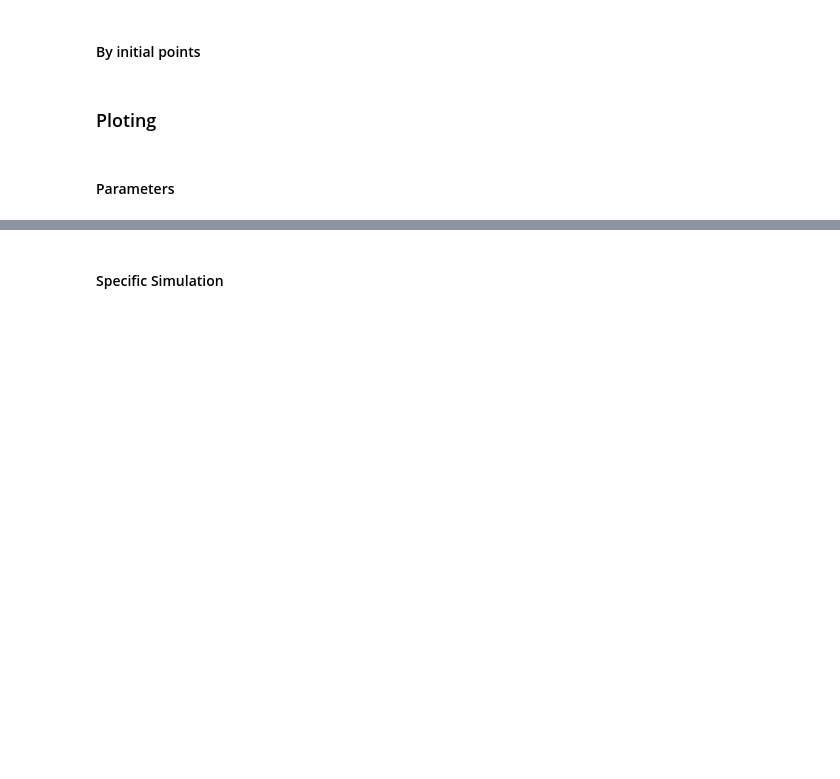
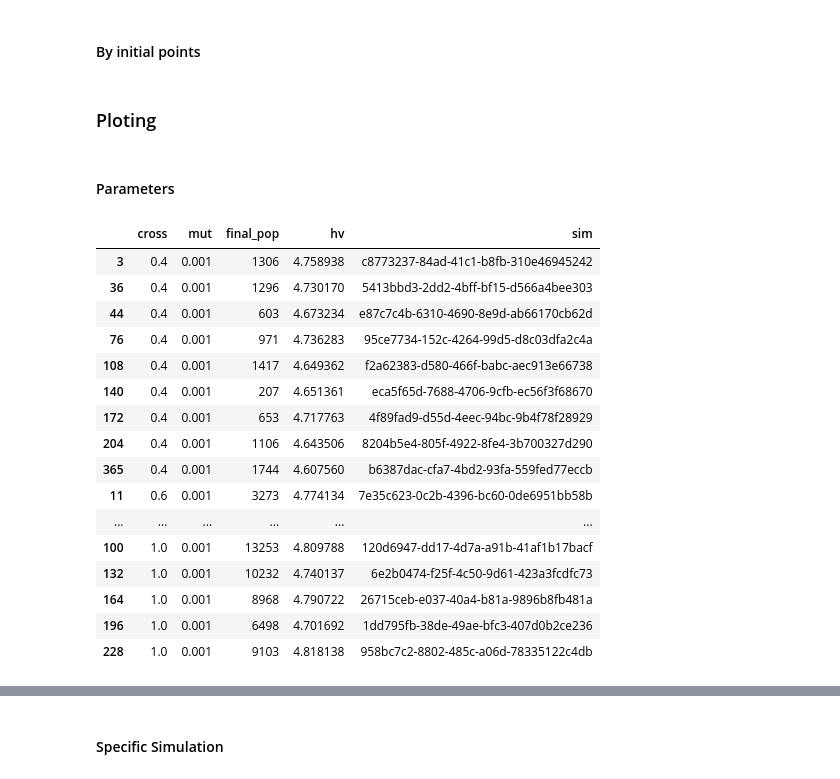
Before and after one commit to gisslab/pa-multiobjective, a Jupyter notebook: PA-Multiobjective-static/AP-ga-simulations.ipynb, the cells around one changed output, grey strips where cells are left out. Saved outputs shown, nothing was run; the diff lists cells and outputs as text; code cells hidden in the pictures; blank space fills up the shorter version.

```diff
--- a/PA-Multiobjective-static/AP-ga-simulations.ipynb
+++ b/PA-Multiobjective-static/AP-ga-simulations.ipynb
@@ -237,29 +277,51 @@ db_cr_mut
 # %%
 # Creating a database and loading from disc,
 # run this cell each time you reopen the jupyter notebook
 # If there's no database with that name, it will create a new dataframe.
 # After the first simulation will be store.
 
 name_params = './data/static_perf_cross_mut_'+str(10000)+'_h50_27_jun'
 name_params = './data/static_perf_cross_mut_10000_h50_25_jun'
+
+#name_params = './data/' +name_cr_mu_df  #last simulation
+name_params = './data/static_perf_cross_mut_'+str(pe.max_gen)+'_h'+str(pe.h)+'_10_2_2021'
 try:
-    db_params = pd.read_csv('{}.csv'.format(name_params)).set_index('sim')
+    db_params = pd.read_csv('{}.csv'.format(name_params))#.set_index('sim')
 except:
     print("Impossible to retrieve {}.cvc".format(name_params))
 
 
 # Cleaning dataframe, changing index,changing columns name in case they are wrong
 #db_sims_pi.rename(columns= {'Unnamed: 0':'sim',inplace=True)
 #db_sims.set_index('sim',inplace= True)
 db_params.drop(columns=['Unnamed: 0'],inplace=True)
+db_params.sort_values(by=["cross","mut"],ascending=True,inplace=True)
 
 # list of crossover indexes
 cross_list = list(db_params['cross'].unique())
 
 muts_list = list(db_params['mut'].unique())
 
 #printing head of dataframe,checking if everything is ok
-db_params
+db_params[db_params['mut']==0.001]
+# %% [output]
+|  | cross | mut | final_pop | hv | sim |
+| 3 | 0.4 | 0.001 | 1306 | 4.758938 | c8773237-84ad-41c1-b8fb-310e46945242 |
+| 36 | 0.4 | 0.001 | 1296 | 4.730170 | 5413bbd3-2dd2-4bff-bf15-d566a4bee303 |
+| 44 | 0.4 | 0.001 | 603 | 4.673234 | e87c7c4b-6310-4690-8e9d-ab66170cb62d |
+| 76 | 0.4 | 0.001 | 971 | 4.736283 | 95ce7734-152c-4264-99d5-d8c03dfa2c4a |
+| 108 | 0.4 | 0.001 | 1417 | 4.649362 | f2a62383-d580-466f-babc-aec913e66738 |
+| 140 | 0.4 | 0.001 | 207 | 4.651361 | eca5f65d-7688-4706-9cfb-ec56f3f68670 |
+| 172 | 0.4 | 0.001 | 653 | 4.717763 | 4f89fad9-d55d-4eec-94bc-9b4f78f28929 |
+| 204 | 0.4 | 0.001 | 1106 | 4.643506 | 8204b5e4-805f-4922-8fe4-3b700327d290 |
+| 365 | 0.4 | 0.001 | 1744 | 4.607560 | b6387dac-cfa7-4bd2-93fa-559fed77eccb |
+| 11 | 0.6 | 0.001 | 3273 | 4.774134 | 7e35c623-0c2b-4396-bc60-0de6951bb58b |
+| ... | ... | ... | ... | ... | ... |
+| 100 | 1.0 | 0.001 | 13253 | 4.809788 | 120d6947-dd17-4d7a-a91b-41af1b17bacf |
+| 132 | 1.0 | 0.001 | 10232 | 4.740137 | 6e2b0474-f25f-4c50-9d61-423a3fcdfc73 |
+| 164 | 1.0 | 0.001 | 8968 | 4.790722 | 26715ceb-e037-40a4-b81a-9896b8fb481a |
+| 196 | 1.0 | 0.001 | 6498 | 4.701692 | 1dd795fb-38de-49ae-bfc3-407d0b2ce236 |
+| 228 | 1.0 | 0.001 | 9103 | 4.818138 | 958bc7c2-8802-485c-a06d-78335122c4db |
 # %%
 # hypervolume
 
```
Also changed, not shown: parts of 15 cells of this notebook.
